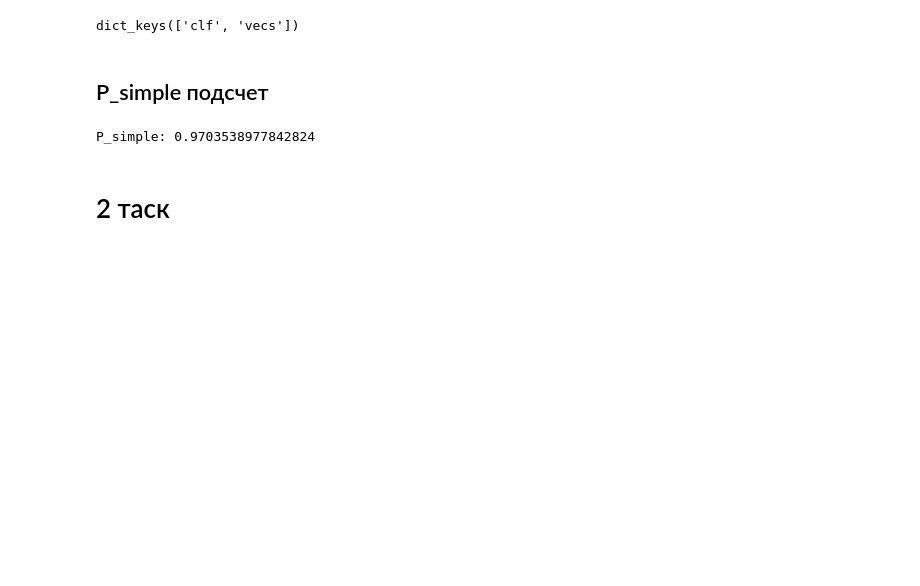
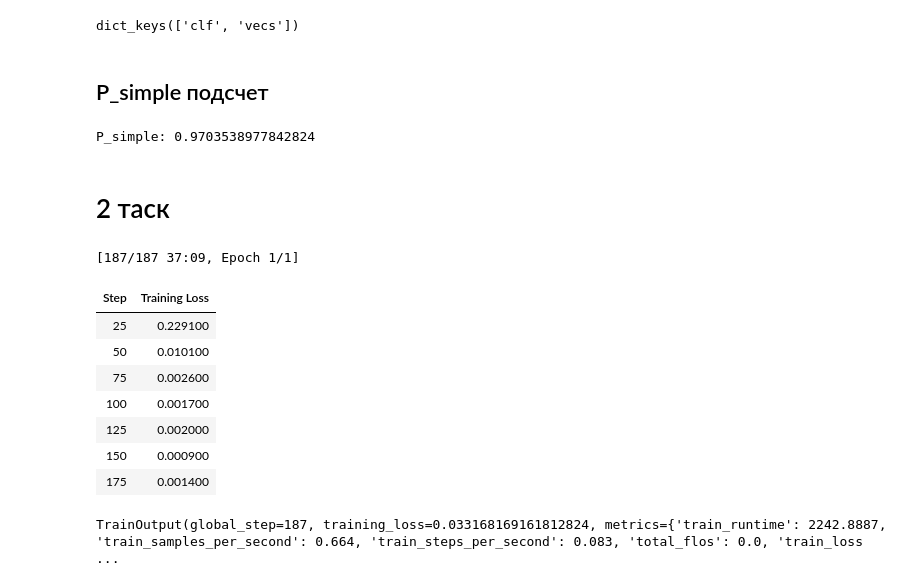
Before and after one commit to Lambdaderta/cu-red-stepa-ai, a Jupyter notebook: cu_red_task.ipynb, the cells around one changed output. Drawn from its saved outputs; the diff is of its cells as text; code cells hidden in the pictures; blank space fills up the shorter version.

```diff
--- a/cu_red_task.ipynb
+++ b/cu_red_task.ipynb
@@ -294,3 +294,12 @@ print("P_simple:", p_simple)
 P_simple: 0.9703538977842824
 # %% [markdown]
 # 2 таск
+# %%
+model.load_adapter(
+    adapter_path,
+    adapter_name="reference",
+    is_trainable=False,
+)
+
+model.set_adapter("default")
+model.config.use_cache = False
@@ -296,0 +325,42 @@ P_simple: 0.9703538977842824
+# %%
+from trl import DPOConfig, DPOTrainer
+
+dpo_args = DPOConfig(
+    output_dir="dpo_style",
+    num_train_epochs=1,
+    per_device_train_batch_size=1,
+    gradient_accumulation_steps=8,
+    learning_rate=5e-6,
+    beta=0.1,
+    max_length=512,
+    max_prompt_length=256,
+    fp16=True,
+    logging_steps=25,
+    save_strategy="no",
+    report_to="none",
+    seed=SEED,
+    data_seed=SEED,
+    model_adapter_name="default",
+    ref_adapter_name="reference",
+)
+
+dpo_trainer = DPOTrainer(
+    model=model,
+    ref_model=None,
+    args=dpo_args,
+    train_dataset=dpo_data,
+    processing_class=tokenizer,
+)
+# %%
+dpo_trainer.train()
+# %% [output]
+[187/187 37:09, Epoch 1/1]
+| Step | Training Loss |
+| 25 | 0.229100 |
+| 50 | 0.010100 |
+| 75 | 0.002600 |
+| 100 | 0.001700 |
+| 125 | 0.002000 |
+| 150 | 0.000900 |
+| 175 | 0.001400 |
+TrainOutput(global_step=187, training_loss=0.033168169161812824, metrics={'train_runtime': 2242.8887, 'train_samples_per_second': 0.664, 'train_steps_per_second': 0.083, 'total_flos': 0.0, 'train_loss ...
```
Also changed, not shown: parts of 6 cells of this notebook.
